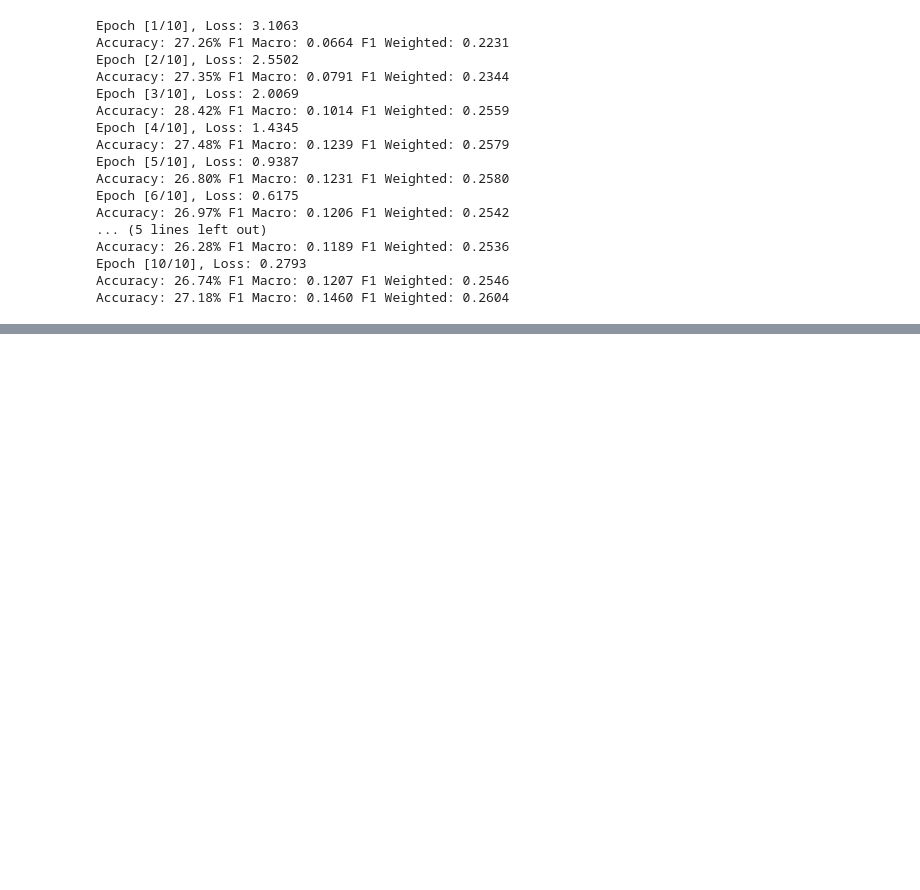
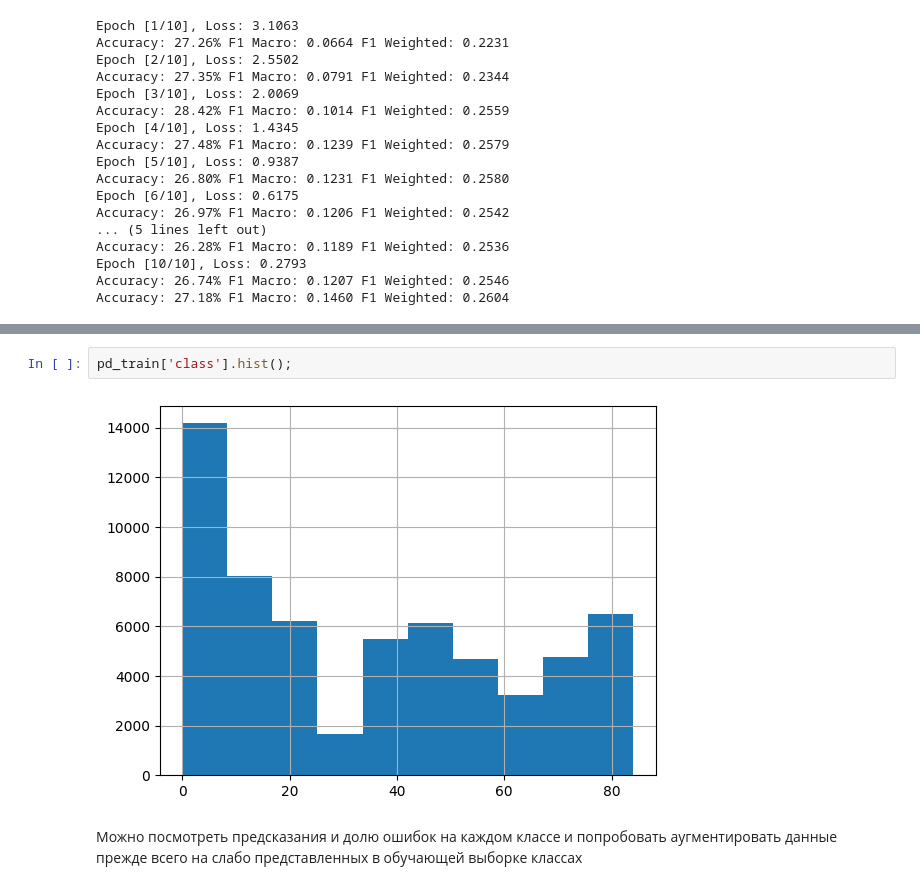
Before and after one commit to astatarinov/university, a Jupyter notebook: NLP/hw1/hw1.ipynb, the cells around one changed output, grey strips where cells are left out. Drawn from its saved outputs; the diff is of its cells as text; blank space fills up the shorter version.

```diff
--- a/NLP/hw1/hw1.ipynb
+++ b/NLP/hw1/hw1.ipynb
@@ -1291,0 +1290,6 @@ Accuracy: 27.18% F1 Macro: 0.1460 F1 Weighted: 0.2604
+# %%
+pd_train['class'].hist();
+# %% [output]
+[figure, added]
+# %% [markdown]
+Можно посмотреть предсказания и долю ошибок на каждом классе и попробовать аугментировать данные прежде всего на слабо представленных в обучающей выборке классах
```
Also changed, not shown: parts of 27 cells of this notebook.
